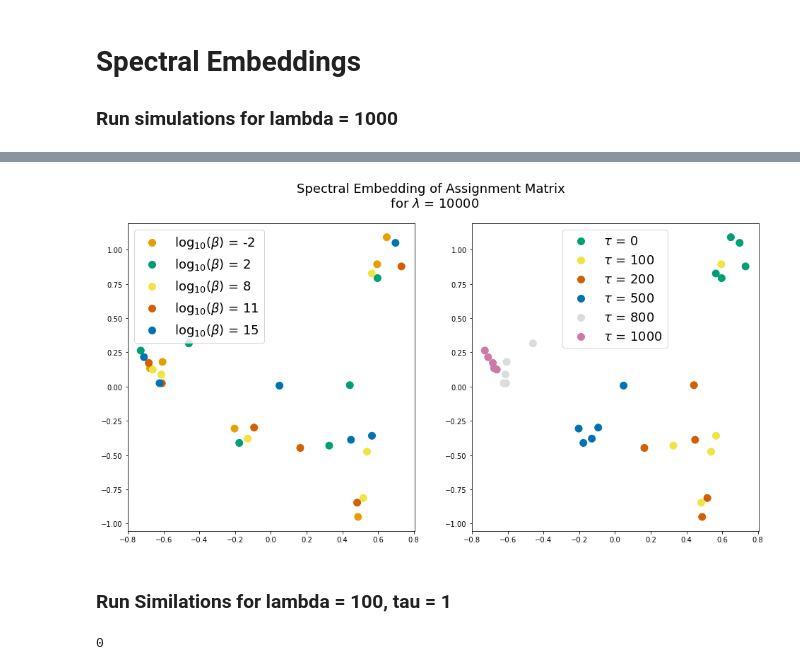
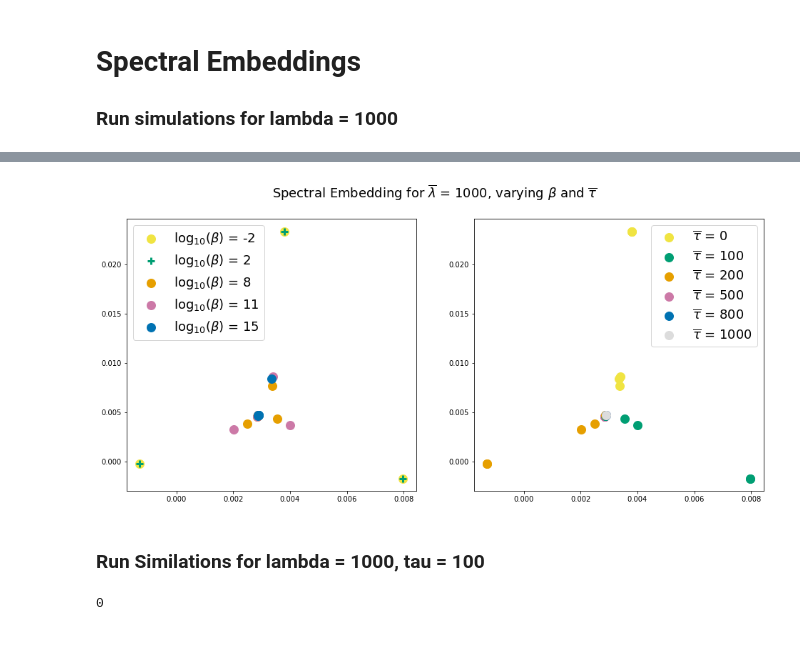
Before and after one commit to annahaensch/OpArt_Curation_Tool, a Jupyter notebook: notebooks/recreate_results_from_paper.ipynb, the cells around one changed output, grey strips where cells are left out. Saved outputs shown, nothing was run; the diff lists cells and outputs as text; code cells hidden in the pictures; blank space fills up the shorter version.

```diff
--- a/notebooks/recreate_results_from_paper.ipynb
+++ b/notebooks/recreate_results_from_paper.ipynb
@@ -76,7 +76,7 @@ cmap_beta = {
 hall_df, student_df, art_df = sc.load_data()
 
 # Get art_capacity_df
-art_capacity_df = sc.get_art_capacity_with_downsampling(art_df,categories = ["gender","race"])
+art_capacity_df = sc.get_art_capacity_with_downsampling(student_df, art_df,categories = ["gender","race"])
 art_capacity_df
 
 # Get building_capacity_df.
@@ -135,7 +142,9 @@ for i in range(1):
     hall_df, student_df, art_df = sc.load_data()
 
     # Get art_capacity_df.
-    art_capacity_df = sc.get_art_capacity_with_downsampling(art_df,
+    art_capacity_df = sc.get_art_capacity_with_downsampling(
+                        student_df,
+                        art_df,
                         categories = ["gender","race"])
 
     # Get building_capacity_df.
@@ -159,11 +168,12 @@ for i in range(1):
             # Compute optimal assignment for fixed tau.
             assignment_df = sc.learn_optimal_assignment(
                                  hall_df,
+                                 student_df,
                                  art_df,
                                  cost_df,
                                  lam = norm_lam_factor*lam,
                                  tau=norm_tau_factor*tau,
-                                 init=4,
+                                 init=2,
                                  iterations = 1000
                                     )
 
@@ -175,7 +185,9 @@ lam = scaled_lam
 values = []
 beta_colors = []
 tau_colors = []
-
+marker = []
+beta_label = []
+tau_label = []
 # Concatenate data
 for i in range(1):
     for beta in scaled_beta:
@@ -184,7 +196,12 @@ for i in range(1):
             values.append(assignment_df.values.reshape(1,-1))
             tau_colors.append(cmap_tau[str(tau)])
             beta_colors.append(cmap_beta[str(beta)])
-
+            beta_label.append(beta)
+            tau_label.append(tau)
+            if str(beta) == "100":
+                marker.append("+")
+            else:
+                marker.append("o")
 data = np.concatenate(values, axis = 0)
 # %%
 # Compute adjacency
@@ -202,28 +238,54 @@ X_transformed = embedding.fit_transform(XX)
 # %%
 # Visualize emebdding
-fig, ax = plt.subplots(1,2, figsize = (16,8))
+fig, ax = plt.subplots(1,2, figsize = (16,7))
 
 
-ax[0].scatter(X_transformed[:,0], X_transformed[:,1],
-           c = beta_colors,
-           s = 100)
-for t in cmap_beta.keys():
-    ax[0].scatter([],[], color = cmap_beta[t],  label = "$\log_{10}$("+r"$\beta$"+") = {}".format(
-        int(np.log10(float(t)))), s = 100)
+for i in range(X_transformed.shape[0]):
+    beta = beta_label[i]
+    if tau_label[i] == 0:
+        ax[0].scatter(X_transformed[i,0],
+                      X_transformed[i,1],
+                        c = beta_colors[i],
+                       marker = marker[i],
+                       s = 100,
+                         linewidth = 3,
+                      label = "$\log_{10}$" + r"($\beta$)" + f" = {int(np.log10(beta))}"
+                                         )
+    else:
+        ax[0].scatter(X_transformed[i,0],
+                      X_transformed[i,1],
+                        c = beta_colors[i],
+                       marker = marker[i],
+                       s = 100,
+                         linewidth = 3)
 ax[0].legend(fontsize = 18)
 
-ax[1].scatter(X_transformed[:,0], X_transformed[:,1],
-           c = tau_colors,
-           s = 100)
-for t in cmap_tau.keys():
-    if t != "1":
-        ax[1].scatter([],[], color = cmap_tau[t], label = r"$\tau$ = {}".format(t), s = 100)
+for i in range(X_transformed.shape[0]):
+    tau = tau_label[i]
+    if beta_label[i] == 100:
+        ax[1].scatter(X_transformed[i,0],
+                      X_transformed[i,1],
+                      c = tau_colors[i],
+                      marker = "o",
+                     s = 100,
+                      linewidth = 3,
+                     label = r"$\overline{\tau}$" + f" = {tau}")
+    else:
+        ax[1].scatter(X_transformed[i,0],
+                      X_transformed[i,1],
+                      c = tau_colors[i],
+                      marker = "o",
+                      linewidth = 3,
+                     s = 100)
+
 ax[1].legend(fontsize = 18)
 
-plt.suptitle("Spectral Embedding of Assignment Matrix \n for "+r"$\lambda$ = 10000", fontsize = 18)
+plt.suptitle(r"Spectral Embedding for $\overline{\lambda}$ = "+
+             f"{scaled_lam}, "+
+             r"varying $\beta$ and $\overline{\tau}$", fontsize = 18)
 plt.show()
 # %% [output]
-[figure, old version]
+[figure, new version]
 # %% [markdown]
-### Run Similations for lambda = 100, tau = 1
+### Run Similations for lambda = 1000, tau = 100
 # %%
```
Also changed, not shown: parts of 19 cells of this notebook.
